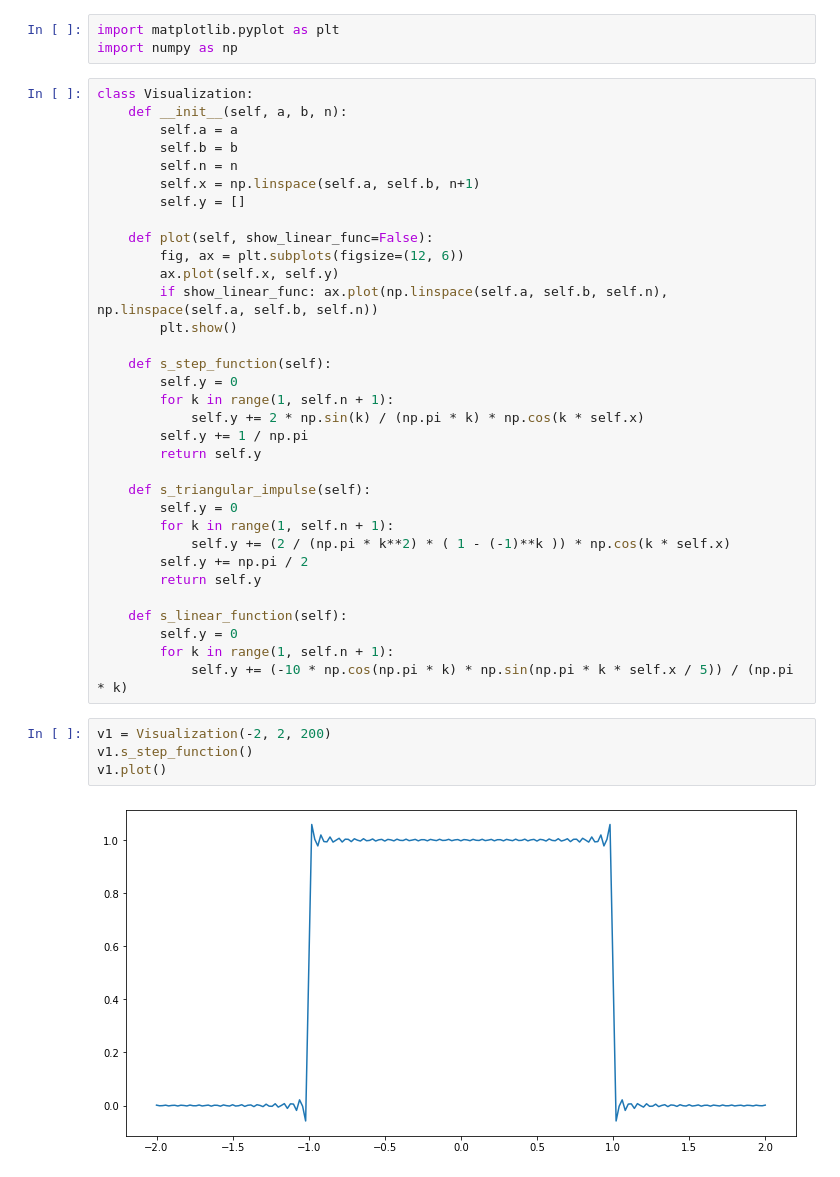
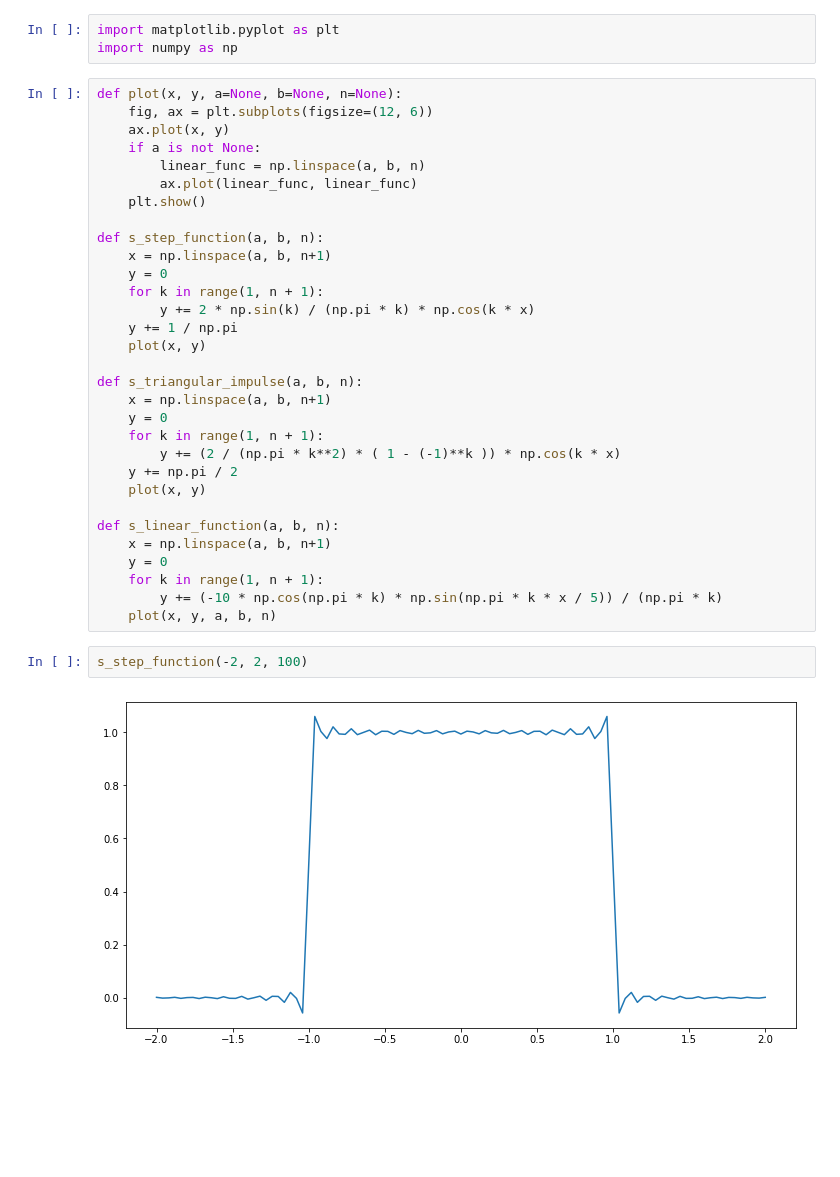
Before and after one commit to FKNVSU/ACOS, a Jupyter notebook: task1.ipynb, the cells around one changed output. Cells and saved outputs as stored; diff of their text form; blank space fills up the shorter version.

```diff
--- a/task1.ipynb
+++ b/task1.ipynb
@@ -13,42 +2,38 @@ n - количество слагаемых
 import matplotlib.pyplot as plt
 import numpy as np
 # %%
-class Visualization:
-    def __init__(self, a, b, n):
-        self.a = a
-        self.b = b
-        self.n = n
-        self.x = np.linspace(self.a, self.b, n+1)
-        self.y = []
+def plot(x, y, a=None, b=None, n=None):
+    fig, ax = plt.subplots(figsize=(12, 6))
+    ax.plot(x, y)
+    if a is not None:
+        linear_func = np.linspace(a, b, n)
+        ax.plot(linear_func, linear_func)
+    plt.show()
 
-    def plot(self, show_linear_func=False):
-        fig, ax = plt.subplots(figsize=(12, 6))
-        ax.plot(self.x, self.y)
-        if show_linear_func: ax.plot(np.linspace(self.a, self.b, self.n), np.linspace(self.a, self.b, self.n))
-        plt.show()
+def s_step_function(a, b, n):
+    x = np.linspace(a, b, n+1)
+    y = 0
+    for k in range(1, n + 1):
+        y += 2 * np.sin(k) / (np.pi * k) * np.cos(k * x)
+    y += 1 / np.pi
+    plot(x, y)
 
-    def s_step_function(self):
-        self.y = 0
-        for k in range(1, self.n + 1):
-            self.y += 2 * np.sin(k) / (np.pi * k) * np.cos(k * self.x)
-        self.y += 1 / np.pi
-        return self.y
+def s_triangular_impulse(a, b, n):
+    x = np.linspace(a, b, n+1)
+    y = 0
+    for k in range(1, n + 1):
+        y += (2 / (np.pi * k**2) * ( 1 - (-1)**k )) * np.cos(k * x)
+    y += np.pi / 2
+    plot(x, y)
 
-    def s_triangular_impulse(self):
-        self.y = 0
-        for k in range(1, self.n + 1):
-            self.y += (2 / (np.pi * k**2) * ( 1 - (-1)**k )) * np.cos(k * self.x)
-        self.y += np.pi / 2
-        return self.y
-
-    def s_linear_function(self):
-        self.y = 0
-        for k in range(1, self.n + 1):
-            self.y += (-10 * np.cos(np.pi * k) * np.sin(np.pi * k * self.x / 5)) / (np.pi * k)
+def s_linear_function(a, b, n):
+    x = np.linspace(a, b, n+1)
+    y = 0
+    for k in range(1, n + 1):
+        y += (-10 * np.cos(np.pi * k) * np.sin(np.pi * k * x / 5)) / (np.pi * k)
+    plot(x, y, a, b, n)
-# %%
-v1 = Visualization(-2, 2, 200)
-v1.s_step_function()
-v1.plot()
-# %% [output]
-[figure, removed]
+# %%
+s_step_function(-2, 2, 100)
+# %% [output]
+[figure, added]
 # %%
```
Also changed, not shown: parts of 4 cells of this notebook.
